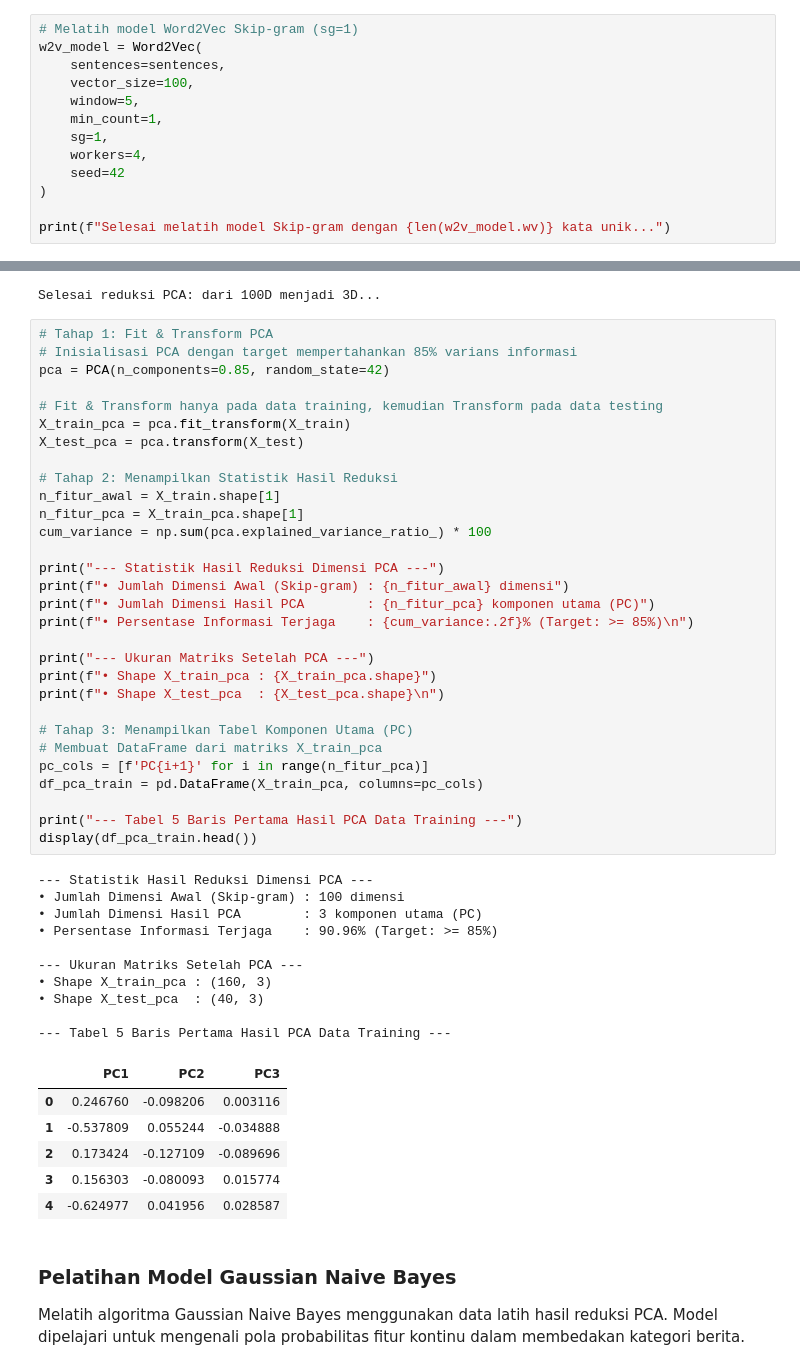
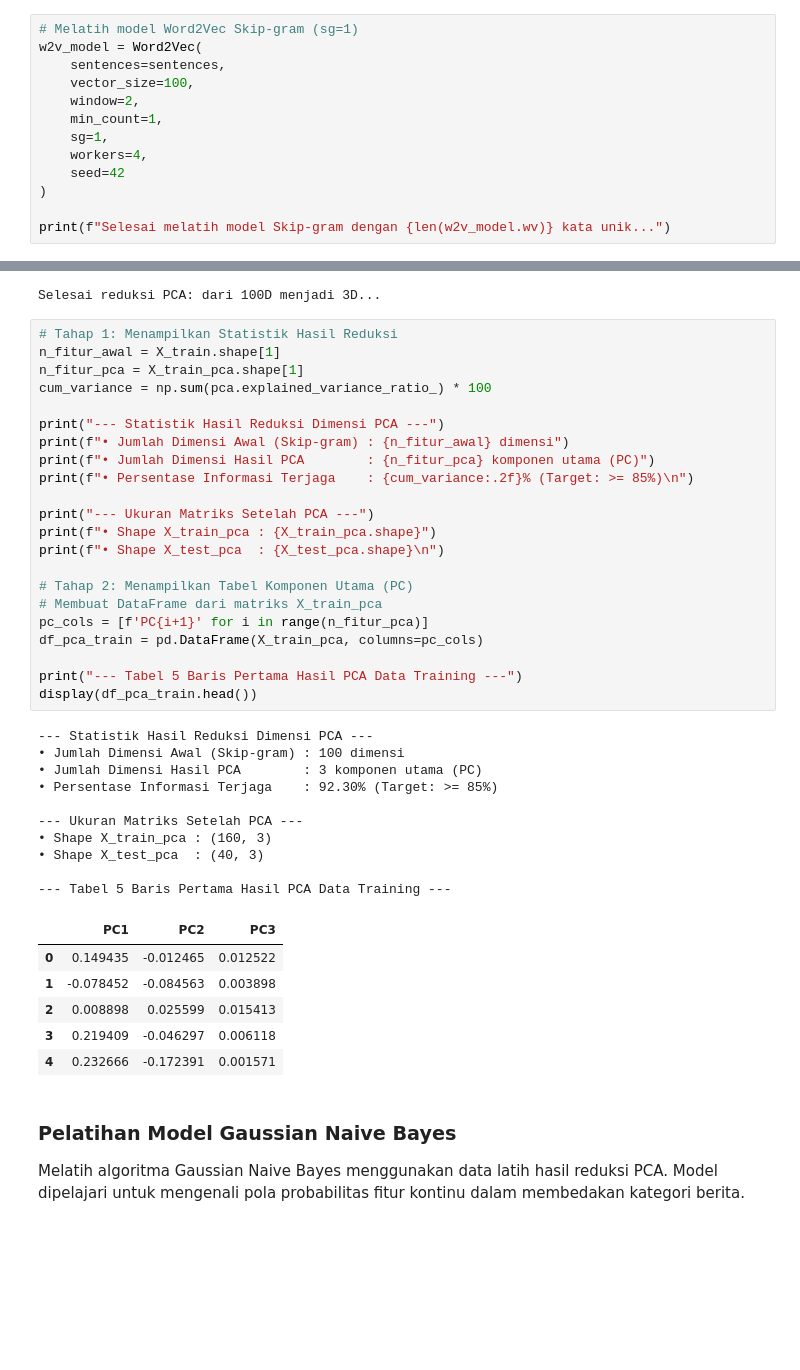
Before and after one commit to YunikaLstry/ppw, a Jupyter notebook: clasifikasi_skipgram.ipynb, the cells around one changed output, grey strips where cells are left out. Cells and saved outputs as stored; diff of their text form; blank space fills up the shorter version.

```diff
--- a/clasifikasi_skipgram.ipynb
+++ b/clasifikasi_skipgram.ipynb
@@ -63,7 +63,7 @@ from gensim.models import Word2Vec
 w2v_model = Word2Vec(
     sentences=sentences,
     vector_size=100,
-    window=5,
+    window=2,
     min_count=1,
     sg=1,
     workers=4,
@@ -236,52 +236,44 @@ print(f"Selesai reduksi PCA: dari {X_train.shape[1]}D menjadi {X_train_pca.shape
 # %% [output]
 Selesai reduksi PCA: dari 100D menjadi 3D...
 # %%
-# Tahap 1: Fit & Transform PCA
-# Inisialisasi PCA dengan target mempertahankan 85% varians informasi
-pca = PCA(n_components=0.85, random_state=42)
-
-# Fit & Transform hanya pada data training, kemudian Transform pada data testing
-X_train_pca = pca.fit_transform(X_train)
-X_test_pca = pca.transform(X_test)
-
-# Tahap 2: Menampilkan Statistik Hasil Reduksi
+# Tahap 1: Menampilkan Statistik Hasil Reduksi
 n_fitur_awal = X_train.shape[1]
 n_fitur_pca = X_train_pca.shape[1]
 cum_variance = np.sum(pca.explained_variance_ratio_) * 100
 
 print("--- Statistik Hasil Reduksi Dimensi PCA ---")
 print(f"• Jumlah Dimensi Awal (Skip-gram) : {n_fitur_awal} dimensi")
 print(f"• Jumlah Dimensi Hasil PCA        : {n_fitur_pca} komponen utama (PC)")
 print(f"• Persentase Informasi Terjaga    : {cum_variance:.2f}% (Target: >= 85%)\n")
 
 print("--- Ukuran Matriks Setelah PCA ---")
 print(f"• Shape X_train_pca : {X_train_pca.shape}")
 print(f"• Shape X_test_pca  : {X_test_pca.shape}\n")
 
-# Tahap 3: Menampilkan Tabel Komponen Utama (PC)
+# Tahap 2: Menampilkan Tabel Komponen Utama (PC)
 # Membuat DataFrame dari matriks X_train_pca
 pc_cols = [f'PC{i+1}' for i in range(n_fitur_pca)]
 df_pca_train = pd.DataFrame(X_train_pca, columns=pc_cols)
 
 print("--- Tabel 5 Baris Pertama Hasil PCA Data Training ---")
 display(df_pca_train.head())
 # %% [output]
 --- Statistik Hasil Reduksi Dimensi PCA ---
 • Jumlah Dimensi Awal (Skip-gram) : 100 dimensi
 • Jumlah Dimensi Hasil PCA        : 3 komponen utama (PC)
-• Persentase Informasi Terjaga    : 90.96% (Target: >= 85%)
+• Persentase Informasi Terjaga    : 92.30% (Target: >= 85%)
 
 --- Ukuran Matriks Setelah PCA ---
 • Shape X_train_pca : (160, 3)
 • Shape X_test_pca  : (40, 3)
 
 --- Tabel 5 Baris Pertama Hasil PCA Data Training ---
 |  | PC1 | PC2 | PC3 |
-| 0 | 0.246760 | -0.098206 | 0.003116 |
-| 1 | -0.537809 | 0.055244 | -0.034888 |
-| 2 | 0.173424 | -0.127109 | -0.089696 |
-| 3 | 0.156303 | -0.080093 | 0.015774 |
-| 4 | -0.624977 | 0.041956 | 0.028587 |
+| 0 | 0.149435 | -0.012465 | 0.012522 |
+| 1 | -0.078452 | -0.084563 | 0.003898 |
+| 2 | 0.008898 | 0.025599 | 0.015413 |
+| 3 | 0.219409 | -0.046297 | 0.006118 |
+| 4 | 0.232666 | -0.172391 | 0.001571 |
 # %% [markdown]
 ### Pelatihan Model Gaussian Naive Bayes
 
```
Also changed, not shown: parts of 5 cells of this notebook, 4 other files.
